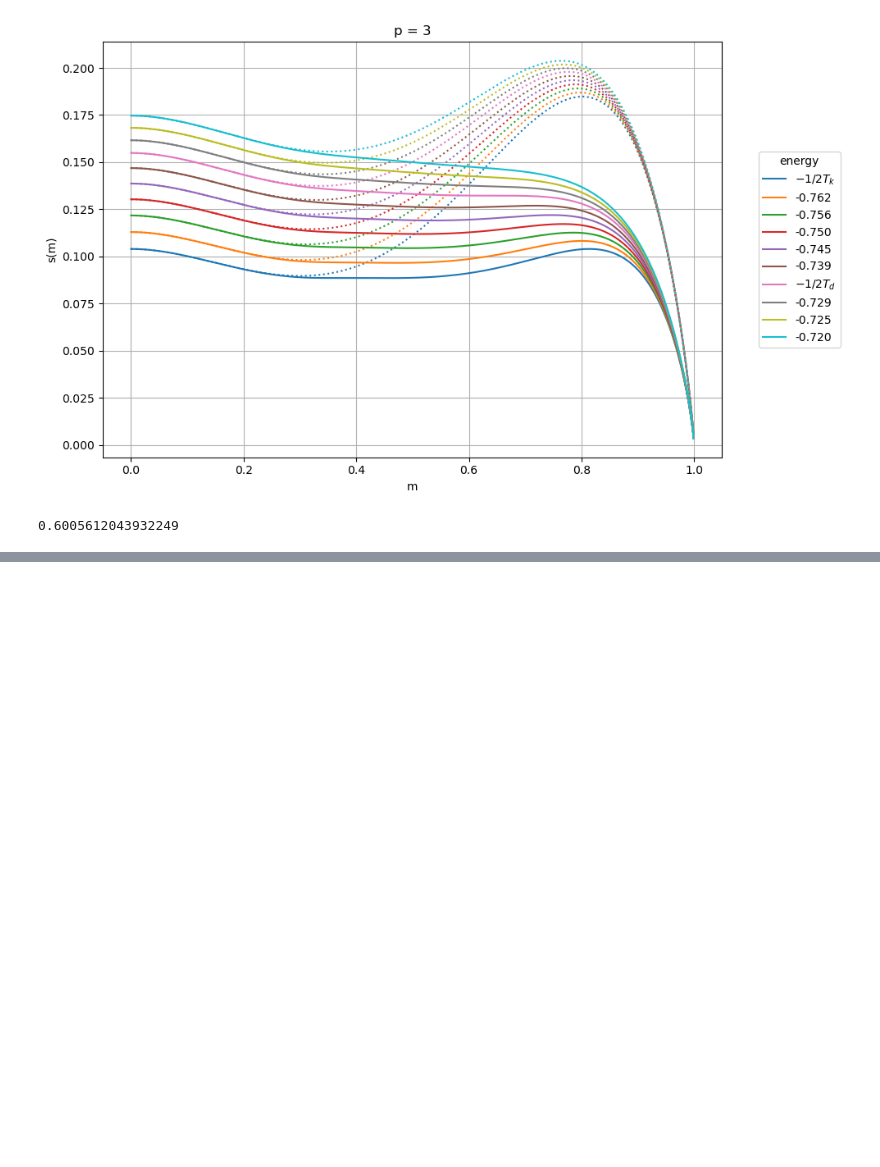
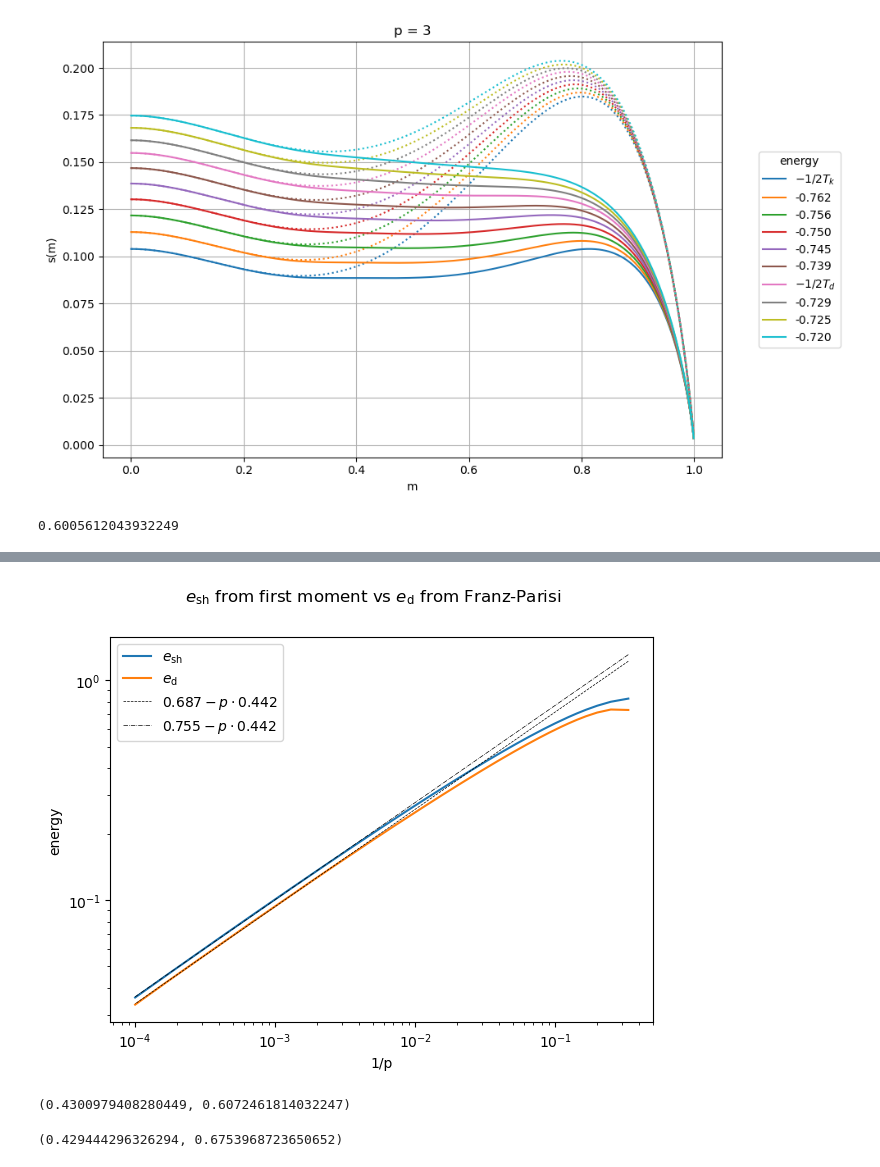
Before and after one commit to mvilucchio/fixed-energy-slice, a Jupyter notebook: Annealed_vs_RS_Ising.ipynb, the cells around one changed output, grey strips where cells are left out. Cells and saved outputs as stored; diff of their text form; code cells hidden in the pictures; blank space fills up the shorter version.

```diff
--- a/Annealed_vs_RS_Ising.ipynb
+++ b/Annealed_vs_RS_Ising.ipynb
@@ -144,0 +206,30 @@ array([1.0250097])
+# %%
+#ps = np.arange(3,1003)
+Tds = np.empty(len(ps))
+for idx, p in enumerate(tqdm(ps)):
+    Tds[idx] = compute_Td_standard(p)
+# %%
+a_d,b_d = np.polyfit(np.log(1/ps[150:]), np.log(0.5/Tds[150:]), 1)
+# %%
+fig, ax = plt.subplots(figsize=(7,5))
+fig.suptitle(r"$e_{\rm sh}$ from first moment vs $e_{\rm d}$ from Franz-Parisi")
+ax.plot(1/ps, -ess, '-', label=r'$e_{\rm sh}$')
+ax.plot(1/ps, 0.5/Tds, '-', label=r'$e_{\rm d}$')
+ax.plot(1/ps, np.exp(b_d)*np.power(1/ps, a_d), '--', color='black', lw=0.5, label=f'${b_d:.3f} - p \cdot {a_d:.3f}$')
+ax.plot(1/ps, np.exp(b)*np.power(1/ps, a), '-.', color='black', lw=0.5, label=f'${b:.3f} - p \cdot {a:.3f}$')
+ax.set_xlabel('1/p')
+ax.set_ylabel('energy')
+ax.set_xscale('log')
+ax.set_yscale('log')
+ax.legend()
+fig.savefig(f'./imgs/esh_vs_ed_.png', dpi=360)
+# %% [output]
+[figure, added]
+# %%
+a_d, b_d
+# %% [output]
+(0.4300979408280449, 0.6072461814032247)
+# %%
+a,b
+# %% [output]
+(0.429444296326294, 0.6753968723650652)
```
Also changed, not shown: parts of 19 cells of this notebook, 1 other file.
